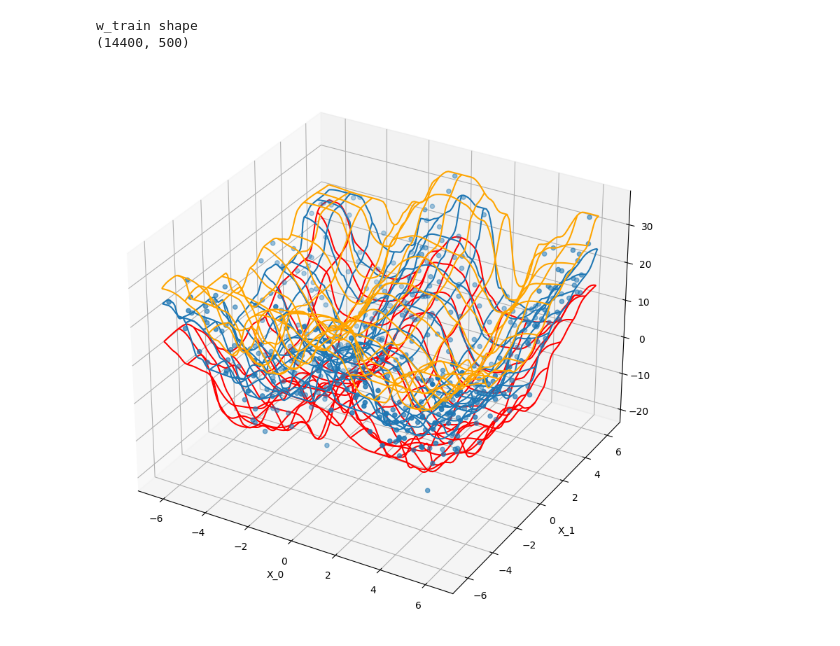
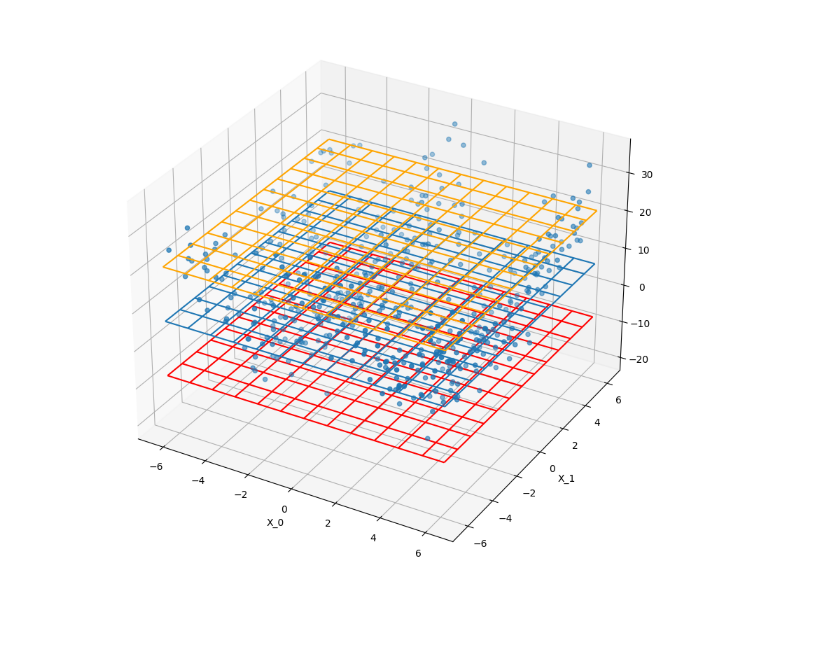
Before and after one commit to reichlab/jacques, a Jupyter notebook: demo.ipynb, the cells around one changed output. Cells and saved outputs as stored; diff of their text form; code cells hidden in the pictures; blank space fills up the shorter version.

```diff
--- a/demo.ipynb
+++ b/demo.ipynb
@@ -35,0 +53,3 @@ x_test = np.concatenate(
+# %%
+kcqe_obj = kcqe.KCQE(p=2)
+generator = kcqe_obj.generator(x, y, batch_size = 1, block_size = block_size)
@@ -35,0 +67,10 @@ x_test = np.concatenate(
+# %%
+# plug in generator instead of raw data to get away from calculating 7-day avg
+param_vec = kcqe_obj.fit(xval_batch_gen = generator,
+    num_blocks = num_blocks,
+    x_test = x_test,
+    tau=tf.constant(np.array([0.1, 0.5, 0.9])),
+    optim_method="adam",
+    num_epochs=10,
+    learning_rate=0.1,
+    verbose = True)
@@ -36,34 +95,33 @@ x_test = np.concatenate(
+# %%
+# need reshape to work with predict function
+y = tf.reshape(y, (1, 500))
 # %%
-kcqe_obj = kcqe.KCQE(p=2)
-q_hat = kcqe_obj.predict(param_vec=tf.constant(np.array([-1.0, -1.0, -1.0])),
-                         x_train=tf.constant(x),
-                         y_train=tf.constant(y),
-                         x_test=tf.constant(x_test),
+q_hat = kcqe_obj.predict(param_vec,
+                         x_train=x,
+                         y_train=y,
+                         x_test=x_test,
                          tau=tf.constant(np.array([0.1, 0.5, 0.9])))
-# %% [output]
-w_train shape
-(14400, 500)
 # %%
 fig = plt.figure(figsize=(8,8))
 # ax = fig.add_subplot(111, projection='3d')
 ax = Axes3D(fig)
 
 ax.scatter(x0, x1, y)
 
-x0_grid = x_test[:, 0].reshape((grid_size, grid_size))
-x1_grid = x_test[:, 1].reshape((grid_size, grid_size))
-q_grid_q10 = q_hat[:, 0].numpy().reshape((grid_size, grid_size))
-q_grid_median = q_hat[:, 1].numpy().reshape((grid_size, grid_size))
-q_grid_q90 = q_hat[:, 2].numpy().reshape((grid_size, grid_size))
+x0_grid = x_test[..., 0].numpy().reshape((grid_size, grid_size))
+x1_grid = x_test[..., 1].numpy().reshape((grid_size, grid_size))
+q_grid_q10 = q_hat[..., 0].numpy().reshape((grid_size, grid_size))
+q_grid_median = q_hat[..., 1].numpy().reshape((grid_size, grid_size))
+q_grid_q90 = q_hat[..., 2].numpy().reshape((grid_size, grid_size))
 
 ax.plot_wireframe(x0_grid, x1_grid, q_grid_q10, rstride=10, cstride=10, color="red")
 ax.plot_wireframe(x0_grid, x1_grid, q_grid_median, rstride=10, cstride=10)
 ax.plot_wireframe(x0_grid, x1_grid, q_grid_q90, rstride=10, cstride=10, color="orange")
 
 ax.set_xlabel('X_0')
 ax.set_ylabel('X_1')
 ax.set_zlabel('Y')
 
 plt.show()
 # %% [output]
-[figure, old version]
+[figure, new version]
```
Also changed, not shown: parts of 4 cells of this notebook, 5 other files.
